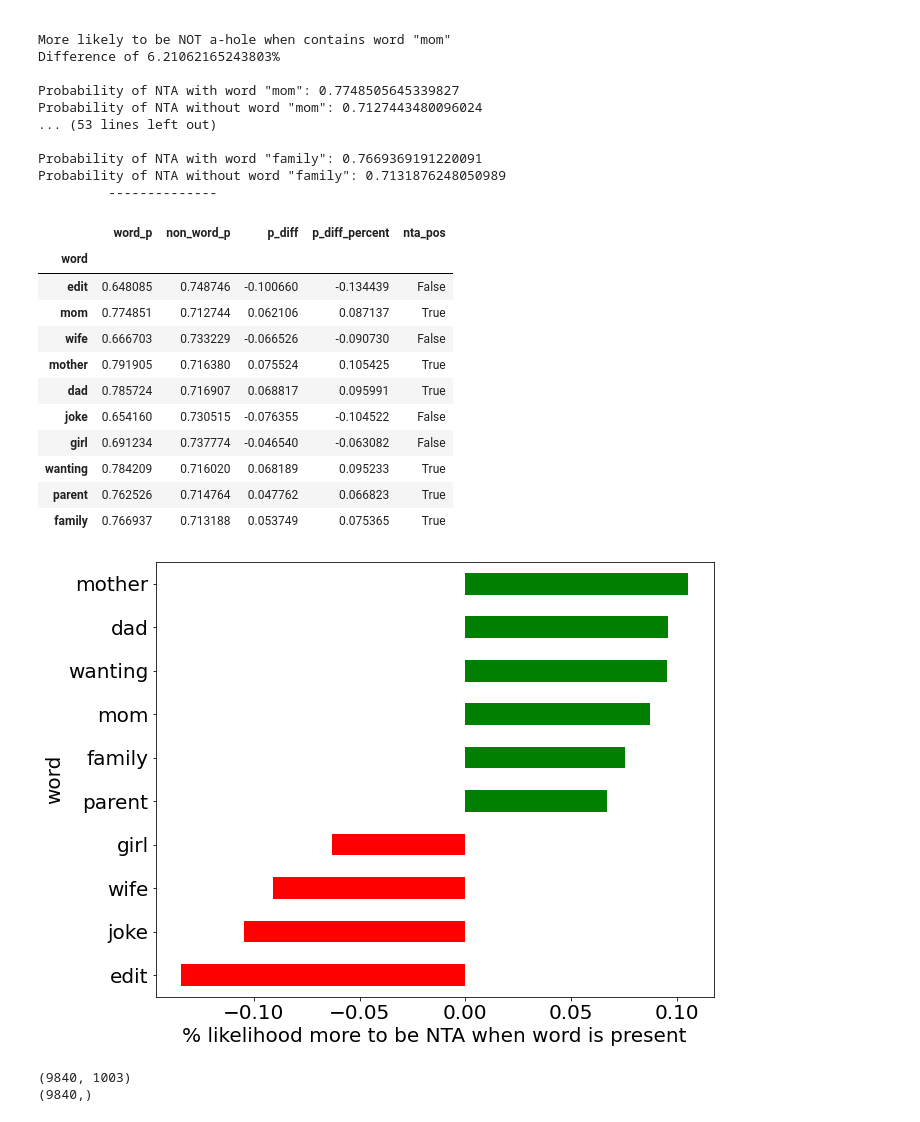
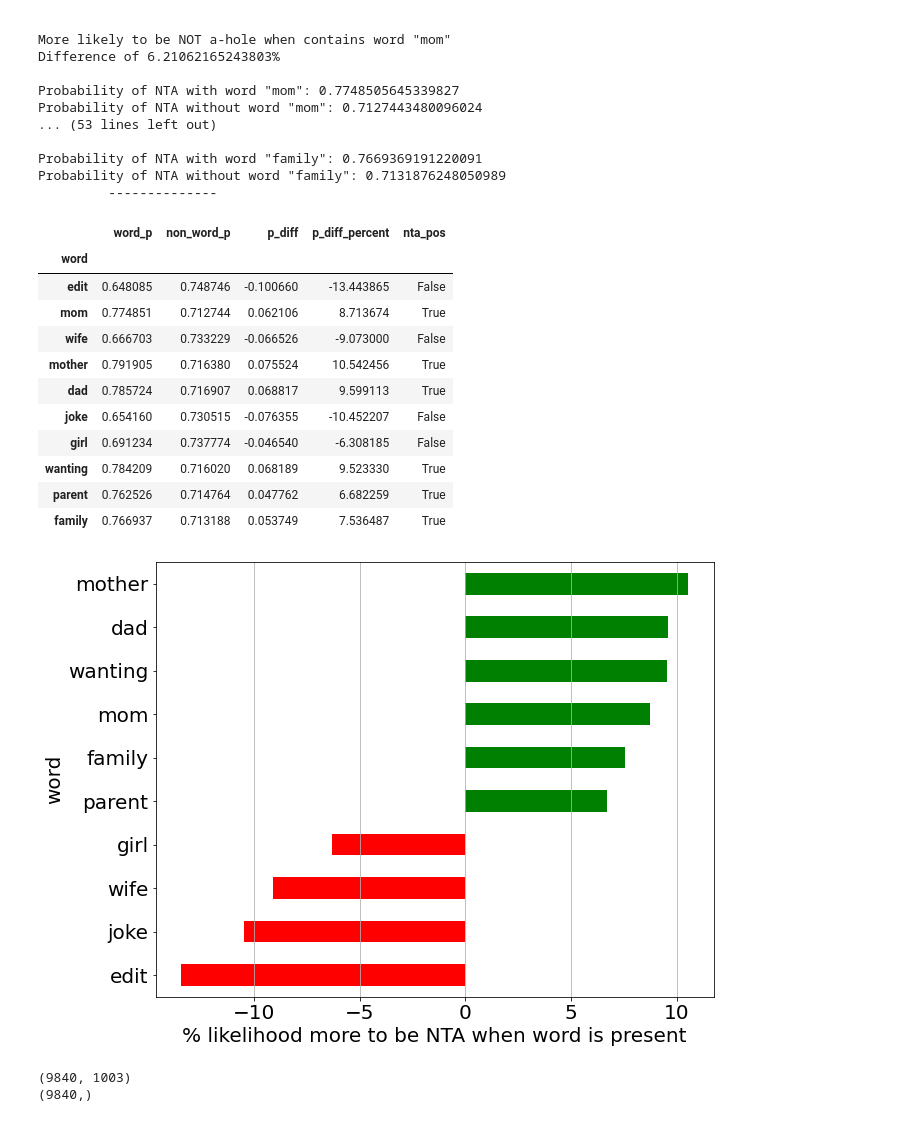
Before and after one commit to ericke8/AITA_TextMining, a Jupyter notebook: NN_aita.ipynb, the cells around one changed output. Drawn from its saved outputs; the diff is of its cells as text; code cells hidden in the pictures.

```diff
--- a/NN_aita.ipynb
+++ b/NN_aita.ipynb
@@ -290,35 +290,36 @@ Probability of NTA without word "family": 0.7131876248050989
 # %%
 prob_df = pd.DataFrame(prob_results,index=top['word'], columns=['word_p', 'non_word_p'])
 prob_df['p_diff'] = (prob_df['word_p'] - prob_df['non_word_p'])
-prob_df['p_diff_percent'] = prob_df['p_diff'] / prob_df['non_word_p']
+prob_df['p_diff_percent'] = (prob_df['p_diff'] / prob_df['non_word_p']) * 100
 prob_df['nta_pos'] = prob_df['p_diff'] > 0
 prob_df
 # %% [output]
 |  | word_p | non_word_p | p_diff | p_diff_percent | nta_pos |
 | word |  |  |  |  |  |
-| edit | 0.648085 | 0.748746 | -0.100660 | -0.134439 | False |
-| mom | 0.774851 | 0.712744 | 0.062106 | 0.087137 | True |
-| wife | 0.666703 | 0.733229 | -0.066526 | -0.090730 | False |
-| mother | 0.791905 | 0.716380 | 0.075524 | 0.105425 | True |
-| dad | 0.785724 | 0.716907 | 0.068817 | 0.095991 | True |
-| joke | 0.654160 | 0.730515 | -0.076355 | -0.104522 | False |
-| girl | 0.691234 | 0.737774 | -0.046540 | -0.063082 | False |
-| wanting | 0.784209 | 0.716020 | 0.068189 | 0.095233 | True |
-| parent | 0.762526 | 0.714764 | 0.047762 | 0.066823 | True |
-| family | 0.766937 | 0.713188 | 0.053749 | 0.075365 | True |
+| edit | 0.648085 | 0.748746 | -0.100660 | -13.443865 | False |
+| mom | 0.774851 | 0.712744 | 0.062106 | 8.713674 | True |
+| wife | 0.666703 | 0.733229 | -0.066526 | -9.073000 | False |
+| mother | 0.791905 | 0.716380 | 0.075524 | 10.542456 | True |
+| dad | 0.785724 | 0.716907 | 0.068817 | 9.599113 | True |
+| joke | 0.654160 | 0.730515 | -0.076355 | -10.452207 | False |
+| girl | 0.691234 | 0.737774 | -0.046540 | -6.308185 | False |
+| wanting | 0.784209 | 0.716020 | 0.068189 | 9.523330 | True |
+| parent | 0.762526 | 0.714764 | 0.047762 | 6.682259 | True |
+| family | 0.766937 | 0.713188 | 0.053749 | 7.536487 | True |
 # %%
 prob_df_sorted = prob_df.sort_values(by=['p_diff_percent'], ascending=True)
 ax = prob_df_sorted['p_diff_percent'].plot(kind='barh',
                                            color=prob_df_sorted.nta_pos.map({True: 'g', False: 'r'}),
                                            figsize=(10,8))
 ax.set_xlabel('% likelihood more to be NTA when word is present', fontsize=20)
 ax.yaxis.label.set_size(20)
+ax.xaxis.grid(True)
 for tick in ax.xaxis.get_major_ticks():
     tick.label.set_fontsize(20)
 for tick in ax.yaxis.get_major_ticks():
     tick.label.set_fontsize(20)
 # %% [output]
-[figure, old version]
+[figure, new version]
 # %%
 transformed_val = df_val[['edited', 'score', 'num_comments']].to_numpy()
 labels_val = df_val['verdict']
```
